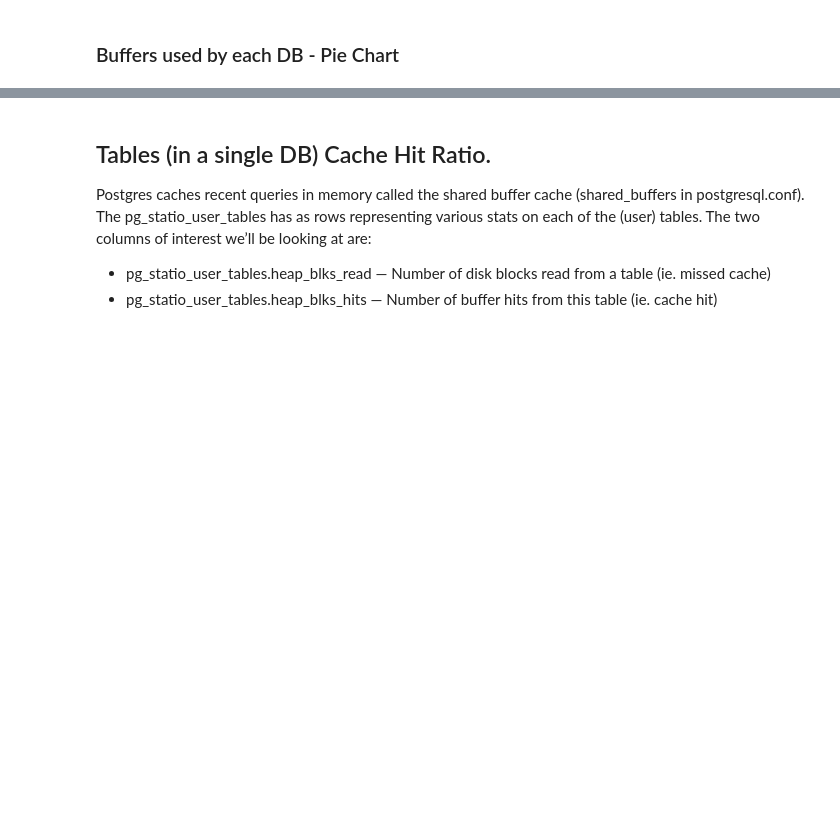
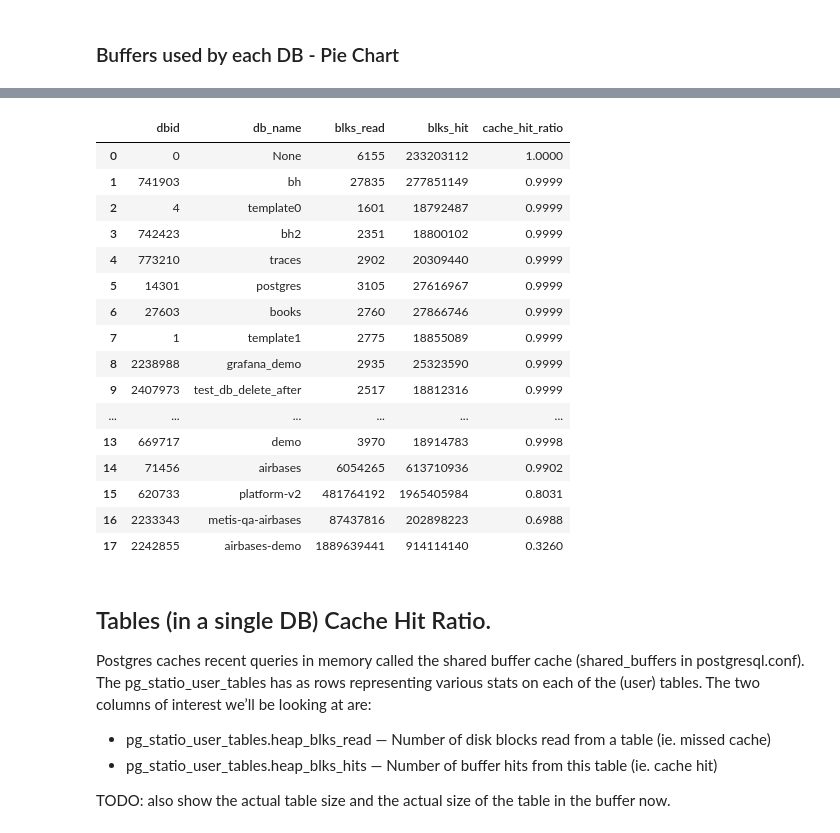
Before and after one commit to itaybraun1/db-observability-toolkit, a Jupyter notebook: Notebooks/pg_server___buffer_cahce.ipynb, the cells around one changed output, grey strips where cells are left out. Saved outputs shown, nothing was run; the diff lists cells and outputs as text; code cells hidden in the pictures; blank space fills up the shorter version.

```diff
--- a/Notebooks/pg_server___buffer_cahce.ipynb
+++ b/Notebooks/pg_server___buffer_cahce.ipynb
@@ -141,9 +151,41 @@ plt.show()
+# %%
+qry_database_activity = """
+SELECT
+  datid as dbid,
+  datname as db_name,
+  blks_read,
+  blks_hit,
+  round(blks_hit / (blks_read + blks_hit)::numeric, 4) as cache_hit_ratio
+FROM pg_stat_database
+ORDER BY cache_hit_ratio DESC """
+df = pd.read_sql_query(qry_database_activity, connection)
+df
+# %% [output]
+|  | dbid | db_name | blks_read | blks_hit | cache_hit_ratio |
+| 0 | 0 | None | 6155 | 233203112 | 1.0000 |
+| 1 | 741903 | bh | 27835 | 277851149 | 0.9999 |
+| 2 | 4 | template0 | 1601 | 18792487 | 0.9999 |
+| 3 | 742423 | bh2 | 2351 | 18800102 | 0.9999 |
+| 4 | 773210 | traces | 2902 | 20309440 | 0.9999 |
+| 5 | 14301 | postgres | 3105 | 27616967 | 0.9999 |
+| 6 | 27603 | books | 2760 | 27866746 | 0.9999 |
+| 7 | 1 | template1 | 2775 | 18855089 | 0.9999 |
+| 8 | 2238988 | grafana_demo | 2935 | 25323590 | 0.9999 |
+| 9 | 2407973 | test_db_delete_after | 2517 | 18812316 | 0.9999 |
+| ... | ... | ... | ... | ... | ... |
+| 13 | 669717 | demo | 3970 | 18914783 | 0.9998 |
+| 14 | 71456 | airbases | 6054265 | 613710936 | 0.9902 |
+| 15 | 620733 | platform-v2 | 481764192 | 1965405984 | 0.8031 |
+| 16 | 2233343 | metis-qa-airbases | 87437816 | 202898223 | 0.6988 |
+| 17 | 2242855 | airbases-demo | 1889639441 | 914114140 | 0.3260 |
 # %% [markdown]
 ## Tables (in a single DB) Cache Hit Ratio.
 Postgres caches recent queries in memory called the shared buffer cache (shared_buffers in postgresql.conf). The pg_statio_user_tables has as rows representing various stats on each of the (user) tables. The two columns of interest we’ll be looking at are:
 
 * pg_statio_user_tables.heap_blks_read — Number of disk blocks read from a table (ie. missed cache)
 * pg_statio_user_tables.heap_blks_hits — Number of buffer hits from this table (ie. cache hit)
+
+TODO: also show the actual table size and the actual size of the table in the buffer now.
 # %%
 query_ccnnections_metrics = """
 SELECT
```
Also changed, not shown: parts of 6 cells of this notebook, 1 other file.
